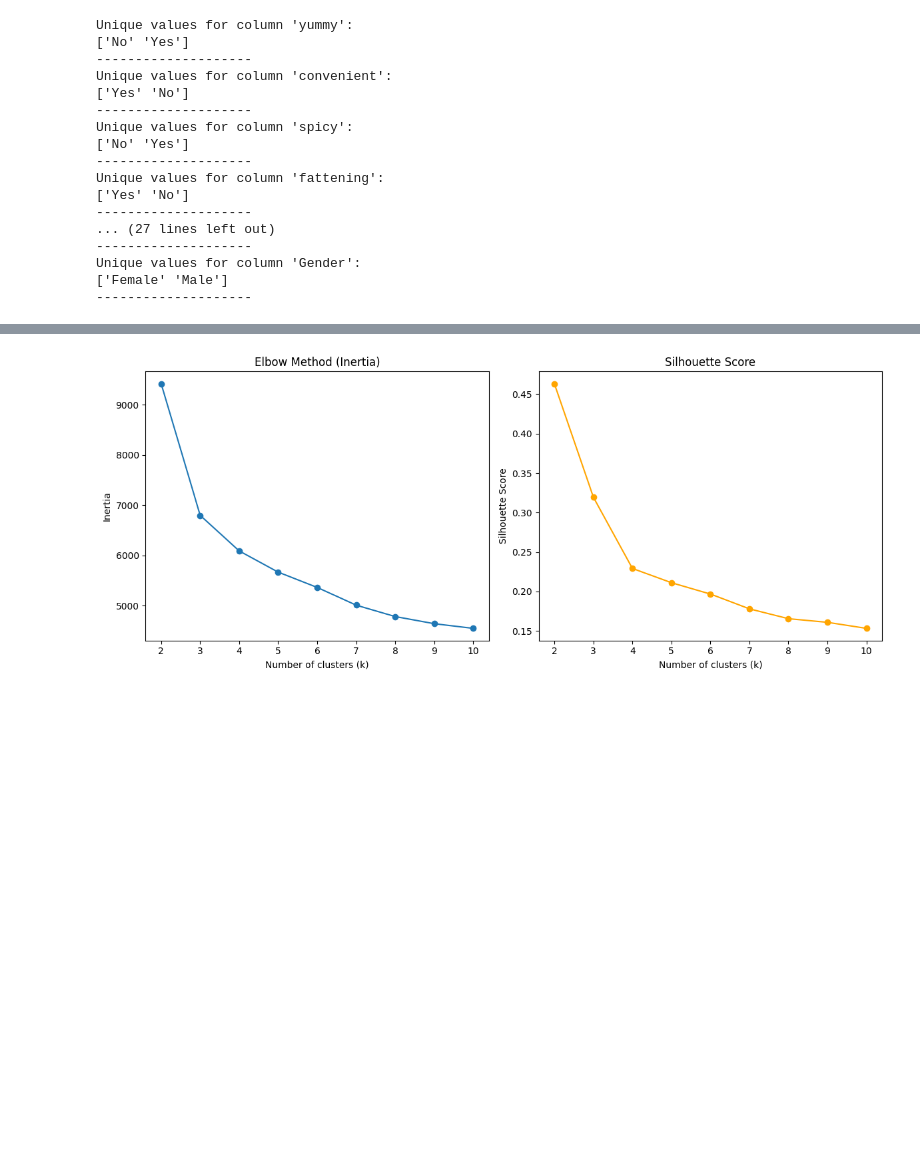
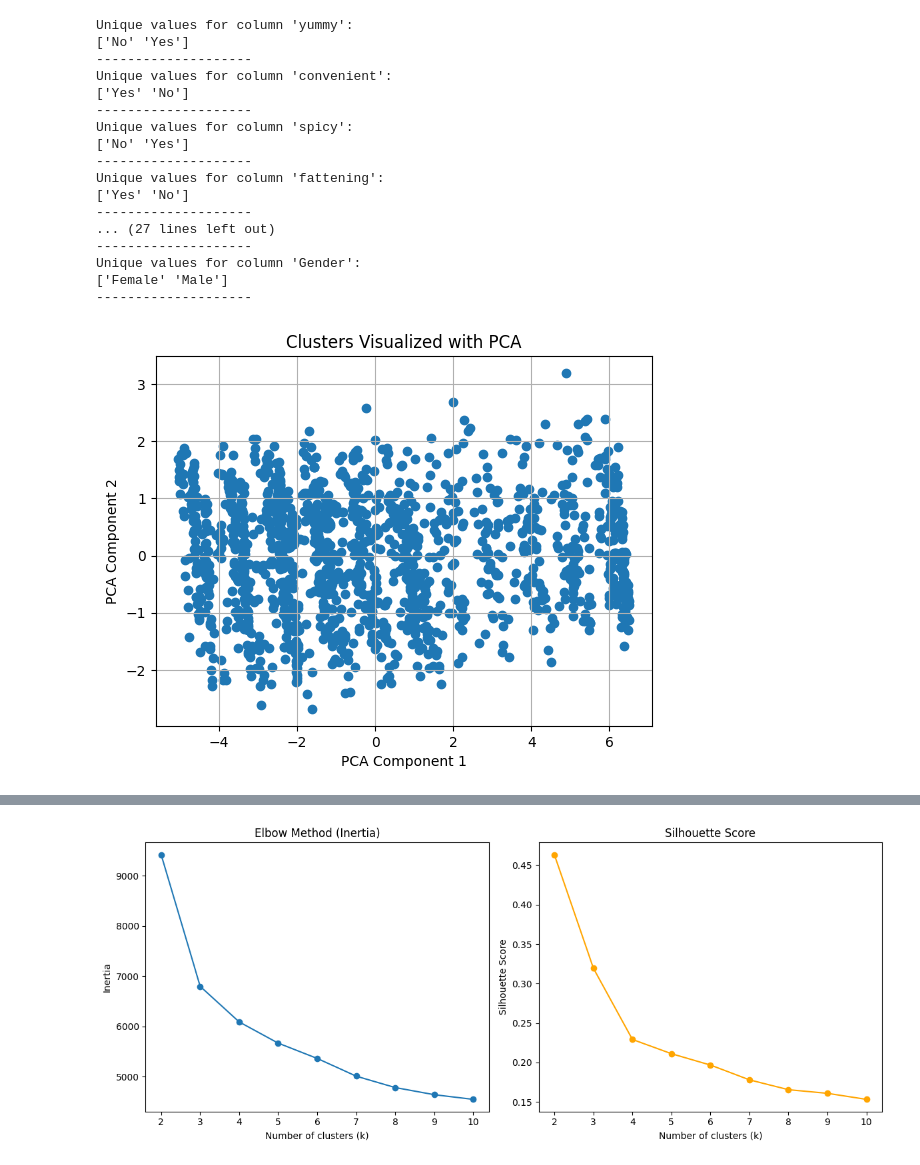
Before and after one commit to amankumarchy5423/McDonalds-Case-Study, a Jupyter notebook: Source-code.ipynb, the cells around one changed output, grey strips where cells are left out. Saved outputs shown, nothing was run; the diff lists cells and outputs as text; code cells hidden in the pictures; blank space fills up the shorter version.

Commit message:
cluster visualize with pca added

```diff
--- a/Source-code.ipynb
+++ b/Source-code.ipynb
@@ -239,3 +239,17 @@ comp_pipe = ColumnTransformer(transformers=[
 # %%
 # transforming all data and storing it in data variable
 data = comp_pipe.fit_transform(df)
+# %%
+# from sklearn.decomposition import PCA
+
+pca = PCA(n_components=2)
+pca_components = pca.fit_transform(data)
+
+plt.scatter(pca_components[:, 0], pca_components[:, 1],  cmap='Set1')
+plt.title('Clusters Visualized with PCA')
+plt.xlabel('PCA Component 1')
+plt.ylabel('PCA Component 2')
+plt.grid(True)
+plt.show()
+# %% [output]
+[figure, added]
```
Also changed, not shown: parts of 1 cell of this notebook.
